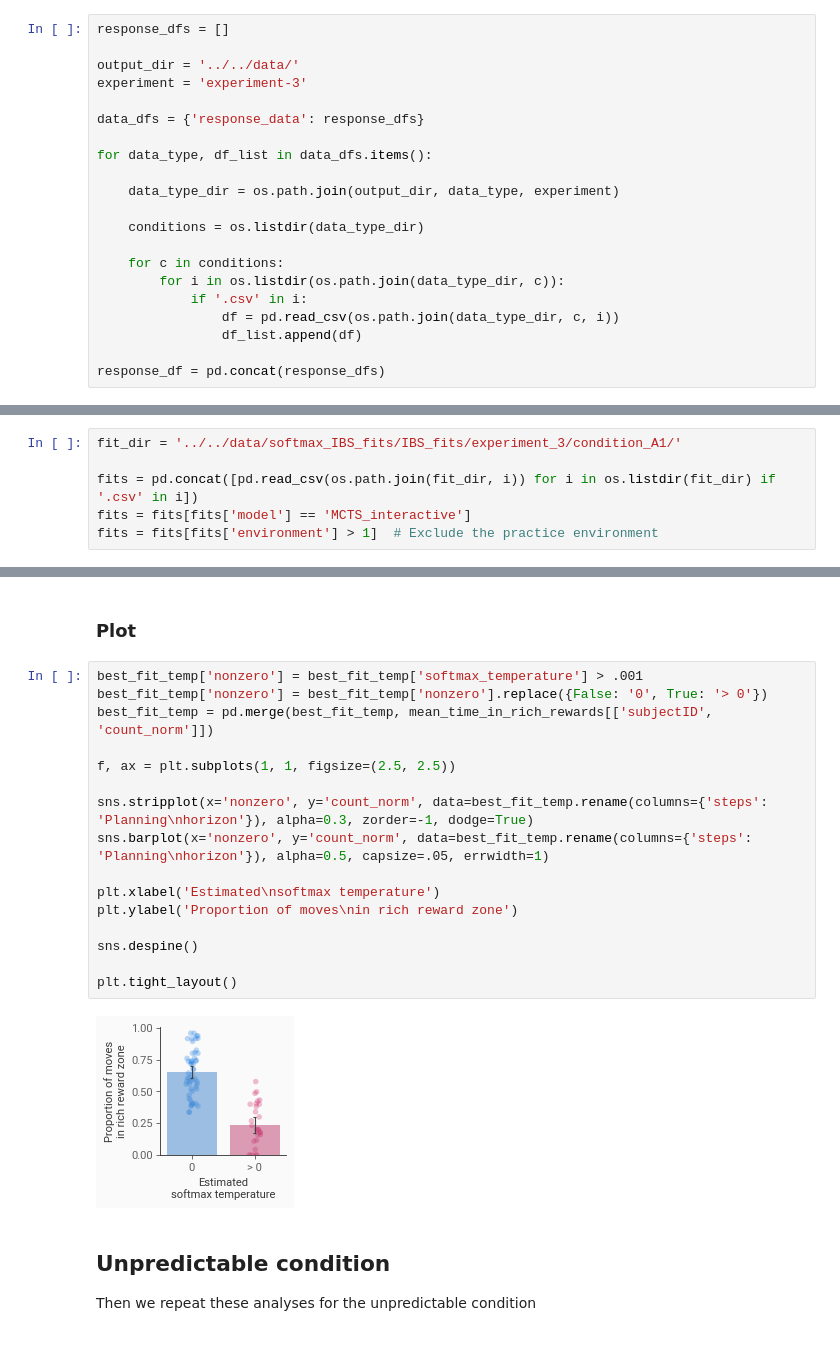
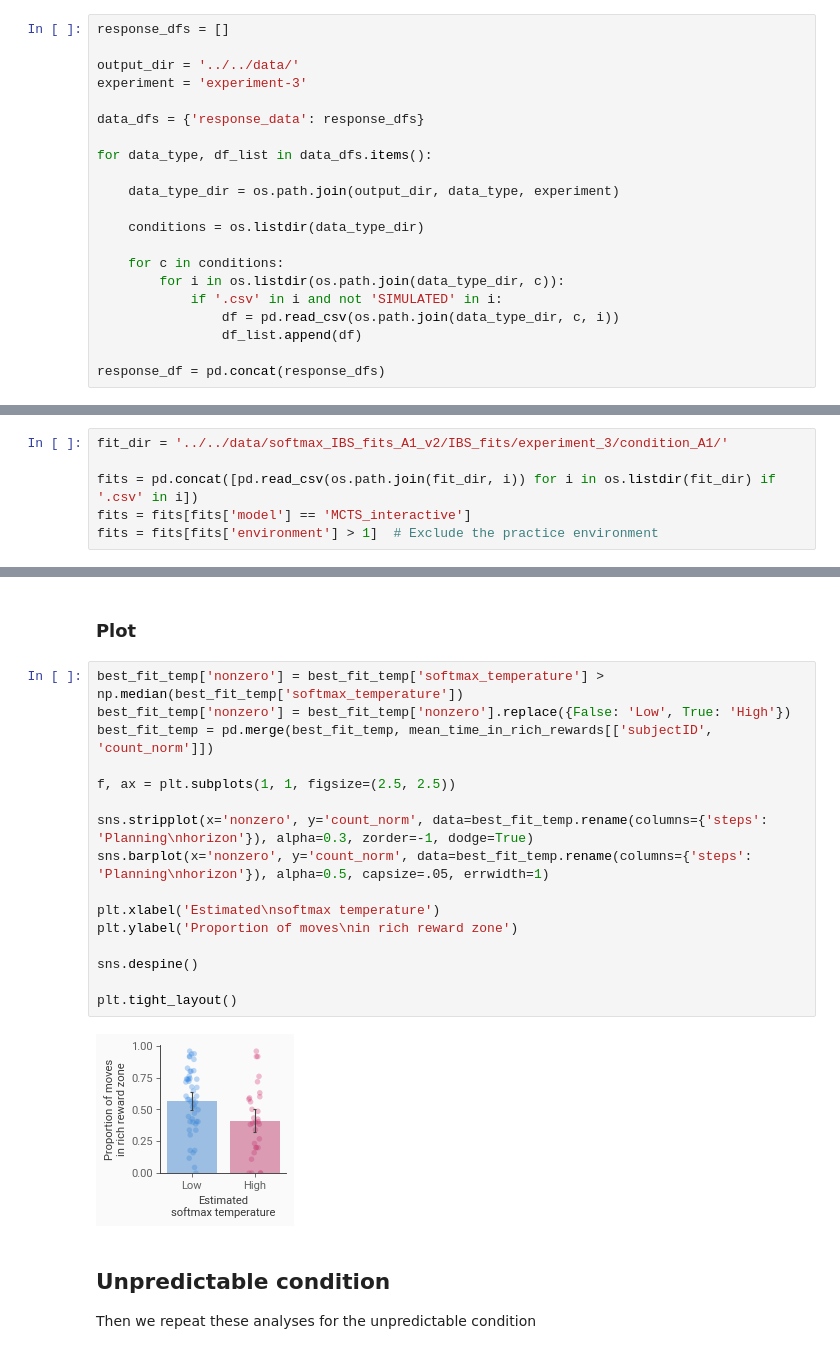
Before and after one commit to tobywise/interactive-avoidance, a Jupyter notebook: notebooks/analysis/analysis_5.ipynb, the cells around one changed output, grey strips where cells are left out. Drawn from its saved outputs; the diff is of its cells as text.

```diff
--- a/notebooks/analysis/analysis_5.ipynb
+++ b/notebooks/analysis/analysis_5.ipynb
@@ -45,7 +45,7 @@ for data_type, df_list in data_dfs.items():
 
     for c in conditions:
         for i in os.listdir(os.path.join(data_type_dir, c)):
-            if '.csv' in i:
+            if '.csv' in i and not 'SIMULATED' in i:
                 df = pd.read_csv(os.path.join(data_type_dir, c, i))
                 df_list.append(df)
 
@@ -312,7 +343,7 @@ All the MCTS models are fit using the `run_mcts_IBS_fit.py` script in the `~/cod
 
 Here we gather the outputs of the model fitting (run in a separate script) and put them into a dataframe
 # %%
-fit_dir = '../../data/softmax_IBS_fits/IBS_fits/experiment_3/condition_A1/'
+fit_dir = '../../data/softmax_IBS_fits_A1_v2/IBS_fits/experiment_3/condition_A1/'
 
 fits = pd.concat([pd.read_csv(os.path.join(fit_dir, i)) for i in os.listdir(fit_dir) if '.csv' in i])
 fits = fits[fits['model'] == 'MCTS_interactive']
@@ -402,23 +433,23 @@ rho(78)=-0.73, p=0.0
 # %% [markdown]
 ### Plot
 # %%
-best_fit_temp['nonzero'] = best_fit_temp['softmax_temperature'] > .001
-best_fit_temp['nonzero'] = best_fit_temp['nonzero'].replace({False: '0', True: '> 0'})
+best_fit_temp['nonzero'] = best_fit_temp['softmax_temperature'] > np.median(best_fit_temp['softmax_temperature'])
+best_fit_temp['nonzero'] = best_fit_temp['nonzero'].replace({False: 'Low', True: 'High'})
 best_fit_temp = pd.merge(best_fit_temp, mean_time_in_rich_rewards[['subjectID', 'count_norm']])
 
 f, ax = plt.subplots(1, 1, figsize=(2.5, 2.5))
 
 sns.stripplot(x='nonzero', y='count_norm', data=best_fit_temp.rename(columns={'steps': 'Planning\nhorizon'}), alpha=0.3, zorder=-1, dodge=True)
 sns.barplot(x='nonzero', y='count_norm', data=best_fit_temp.rename(columns={'steps': 'Planning\nhorizon'}), alpha=0.5, capsize=.05, errwidth=1)
 
 plt.xlabel('Estimated\nsoftmax temperature')
 plt.ylabel('Proportion of moves\nin rich reward zone')
 
 sns.despine()
 
 plt.tight_layout()
 # %% [output]
-[figure, old version]
+[figure, new version]
 # %% [markdown]
 ## Unpredictable condition
 
```
Also changed, not shown: parts of 23 cells of this notebook, 8 other files.
